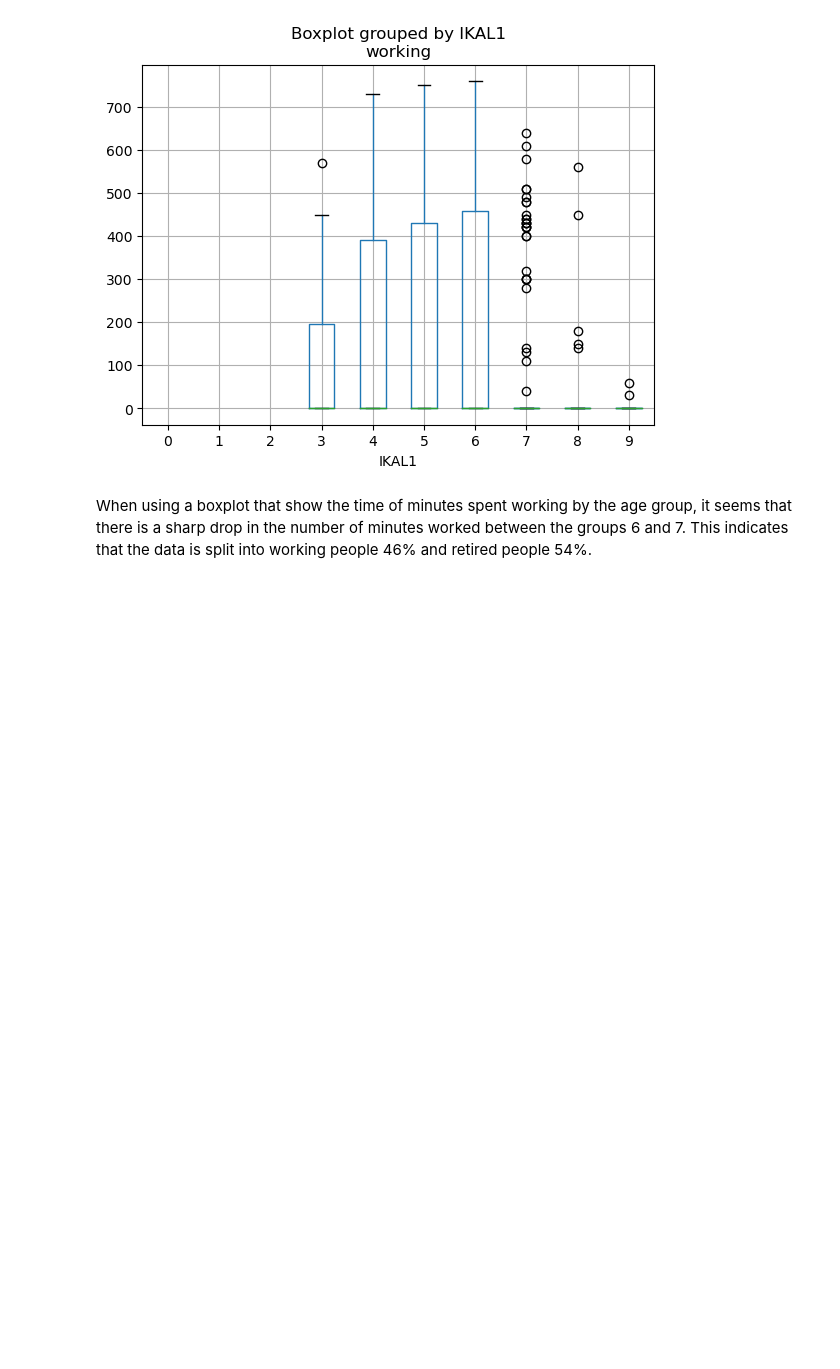
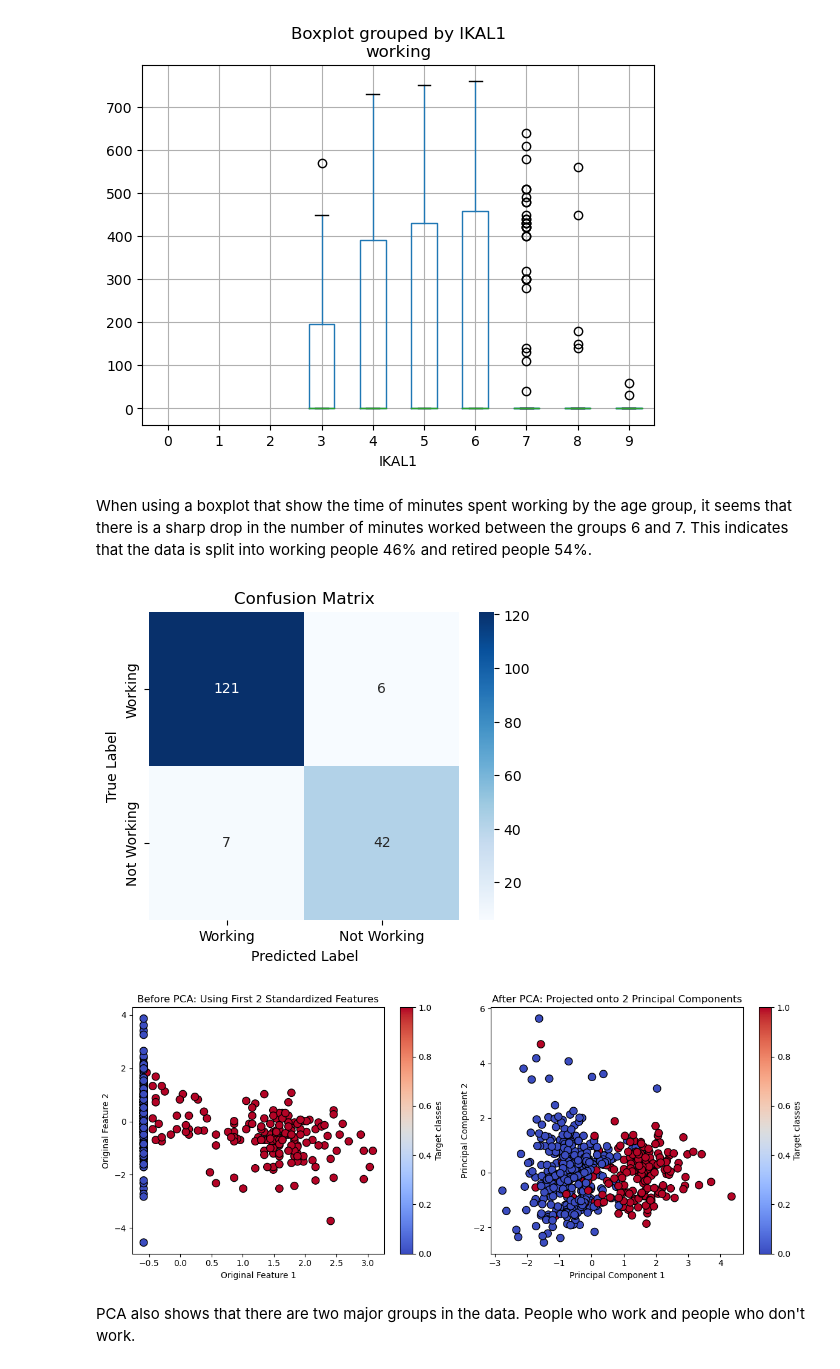
Before and after one commit to ATeerioja/Statistical-Data-Analysis, a Jupyter notebook: project/project2.ipynb, the cells around one changed output. Saved outputs shown, nothing was run; the diff lists cells and outputs as text; code cells hidden in the pictures; blank space fills up the shorter version.

```diff
--- a/project/project2.ipynb
+++ b/project/project2.ipynb
@@ -123 +134,54 @@ between the groups 6 and 7. This indicates that the data is split into working p
+# %%
+#PCA
+columns = ['working', 'sleeping', 'reading', 'restaurant']
+X = d.columns
+y = d.is_working
+
+scaler = StandardScaler()
+X_scaled = scaler.fit_transform(x)
+
+pca = PCA(n_components=2)
+X_pca = pca.fit_transform(X_scaled)
+
+X_train, X_test, y_train, y_test = train_test_split(X_pca, y, test_size=0.3, random_state=42)
+
+model = LogisticRegression()
+model.fit(X_train, y_train)
+
+y_pred = model.predict(X_test)
+
+cm = confusion_matrix(y_test, y_pred)
+
+plt.figure(figsize=(5,4))
+sns.heatmap(cm, annot=True, fmt='d', cmap='Blues', xticklabels=['Working', 'Not Working'], yticklabels=['Working', 'Not Working'])
+plt.xlabel('Predicted Label')
+plt.ylabel('True Label')
+plt.title('Confusion Matrix')
+plt.show()
+
+y_numeric = pd.factorize(y)[0]
+
+plt.figure(figsize=(12, 5))
+
+plt.subplot(1, 2, 1)
+plt.scatter(X_scaled[:, 0], X_scaled[:, 1], c=y_numeric, cmap='coolwarm', edgecolor='k', s=80)
+plt.xlabel('Original Feature 1')
+plt.ylabel('Original Feature 2')
+plt.title('Before PCA: Using First 2 Standardized Features')
+plt.colorbar(label='Target classes')
+
+plt.subplot(1, 2, 2)
+plt.scatter(X_pca[:, 0], X_pca[:, 1], c=y_numeric, cmap='coolwarm', edgecolor='k', s=80)
+plt.xlabel('Principal Component 1')
+plt.ylabel('Principal Component 2')
+plt.title('After PCA: Projected onto 2 Principal Components')
+plt.colorbar(label='Target classes')
+
+plt.tight_layout()
+plt.show()
+# %% [output]
+[figure, added]
+[figure, added]
+# %% [markdown]
+PCA also shows that there are two major groups in the data. People who work and people who don't work.
 # %%
```
Also changed, not shown: parts of 20 cells of this notebook.
